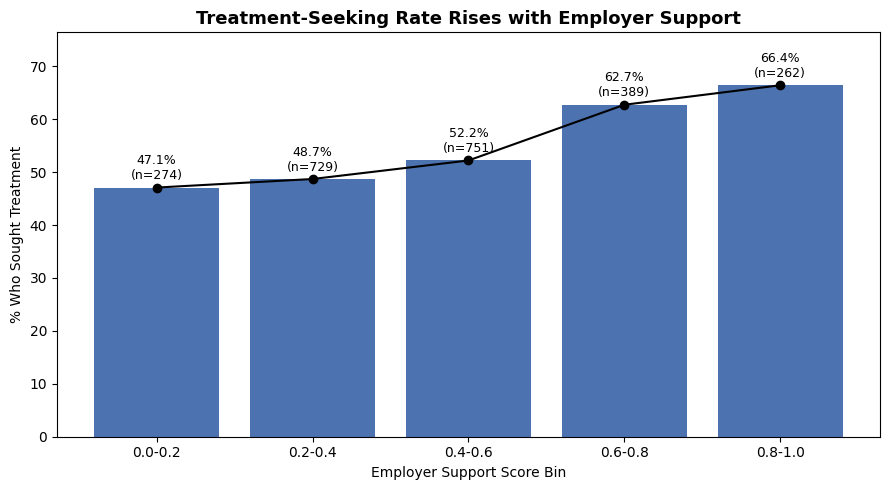
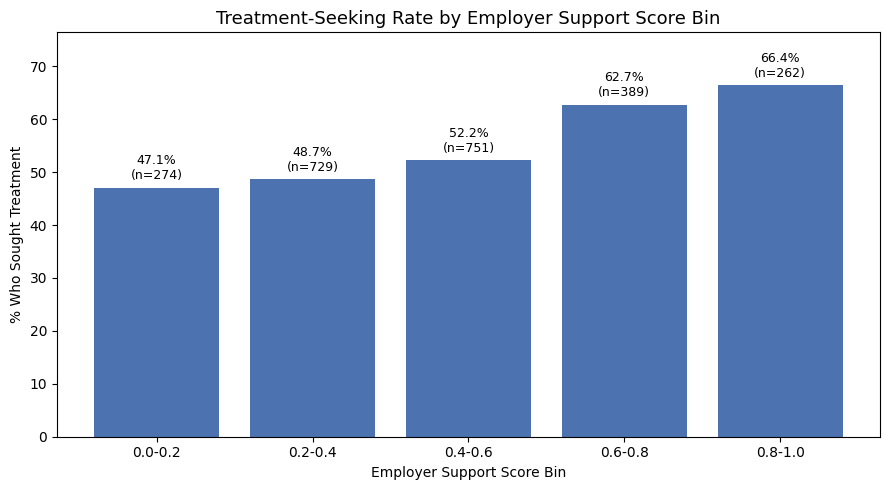
The change to this notebook cell's code, shown as a diff; its figure went from the first image to the second:
--- before
+++ after
@@ -14,7 +14,5 @@
 bin_labels = ['0.0-0.2', '0.2-0.4', '0.4-0.6', '0.6-0.8', '0.8-1.0']
 bar_heights = bin_summary['treatment_rate'] * 100
-
 bars = ax.bar(bin_labels, bar_heights, color=BLUE)
-ax.plot(bin_labels, bar_heights, color='black', marker='o')
 
 for i in range(len(bars)):
@@ -31,5 +29,5 @@
     )
     
-ax.set_title('Treatment-Seeking Rate Rises with Employer Support', fontsize=13, fontweight='bold')
+ax.set_title('Treatment-Seeking Rate by Employer Support Score Bin', fontsize=13)
 ax.set_xlabel('Employer Support Score Bin')
 ax.set_ylabel('% Who Sought Treatment')

Commit: Fixing visual code